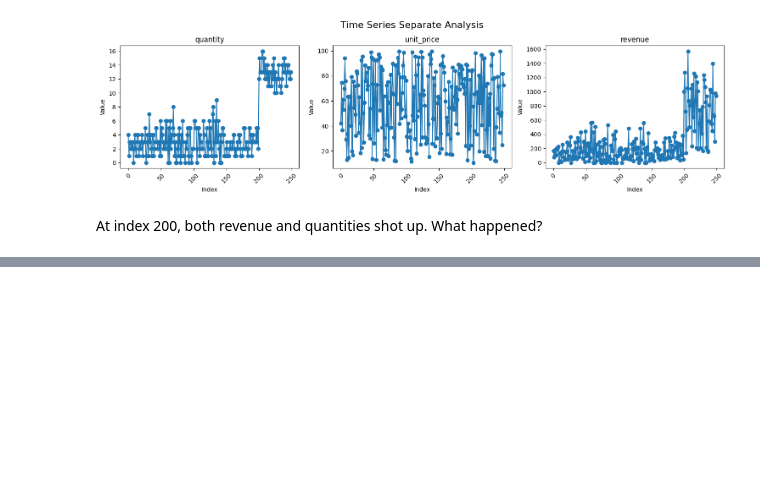
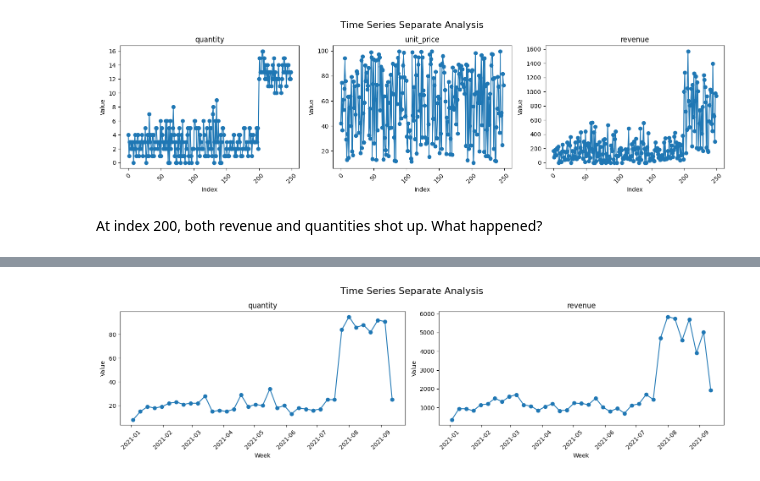
Before and after one commit to KRay2024/Portfolio, a Jupyter notebook: Personal_Projects/Retail_Revenue_Optimization/notebooks/EDA.ipynb, the cells around one changed output, grey strips where cells are left out. Cells and saved outputs as stored; diff of their text form; code cells hidden in the pictures; blank space fills up the shorter version.

```diff
--- a/Personal_Projects/Retail_Revenue_Optimization/notebooks/EDA.ipynb
+++ b/Personal_Projects/Retail_Revenue_Optimization/notebooks/EDA.ipynb
@@ -111,3 +111,14 @@ plt.show()
 [figure]
 # %% [markdown]
 At index 200, both revenue and quantities shot up. What happened?
+# %%
+data['date'] = pd.to_datetime(data['date'])
+weekly_quantity = data.groupby(pd.Grouper(key = 'date', freq = 'W'))['quantity'].sum().reset_index()
+weekly_revenue = data.groupby(pd.Grouper(key = 'date', freq = 'W'))['revenue'].sum().reset_index()
+weekly_rq = pd.concat([
+    weekly_quantity['date'],
+    weekly_quantity['quantity'],
+    weekly_revenue['revenue']
+], axis=1)
+
+weekly_rq.columns = ['week_start', 'quantity', 'revenue']
@@ -113,0 +145,16 @@ At index 200, both revenue and quantities shot up. What happened?
+# %%
+variables_to_plot = ['quantity', 'revenue']
+fig, axes = plt.subplots(nrows = 1, ncols = len(variables_to_plot), figsize = (15, 4), sharex = True)
+
+for ax, var in zip(axes, variables_to_plot):
+    ax.plot(weekly_rq['week_start'], weekly_rq[var], marker = 'o')
+    ax.set_title(var)
+    ax.set_xlabel('Week')
+    ax.set_ylabel('Value')
+    ax.tick_params(axis = 'x', rotation = 45)
+
+plt.tight_layout()
+plt.suptitle('Time Series Separate Analysis', fontsize = 16, y = 1.05)
+plt.show()
+# %% [output]
+[figure, added]
```
Also changed, not shown: parts of 3 cells of this notebook.
